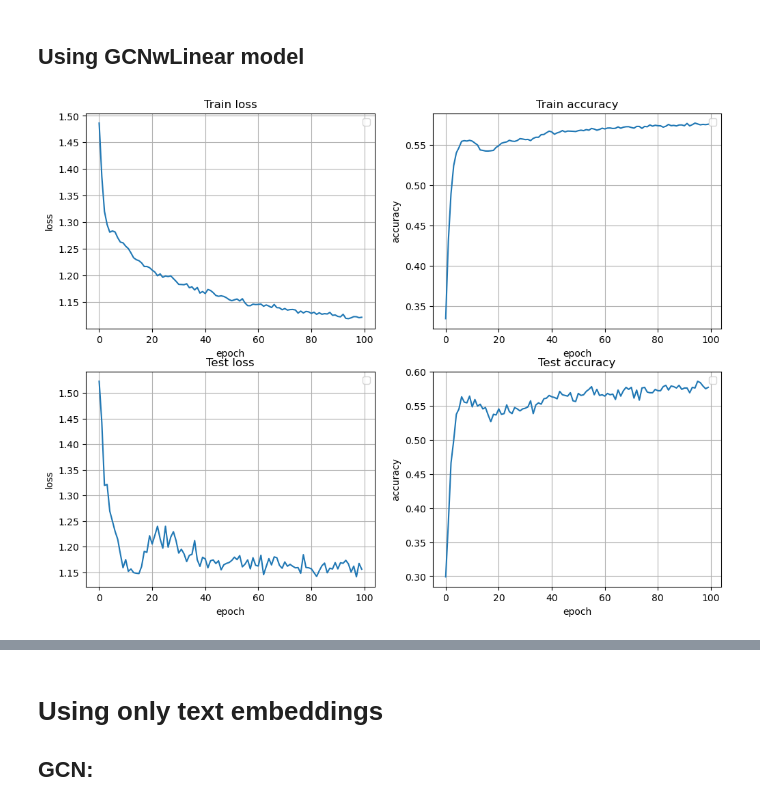
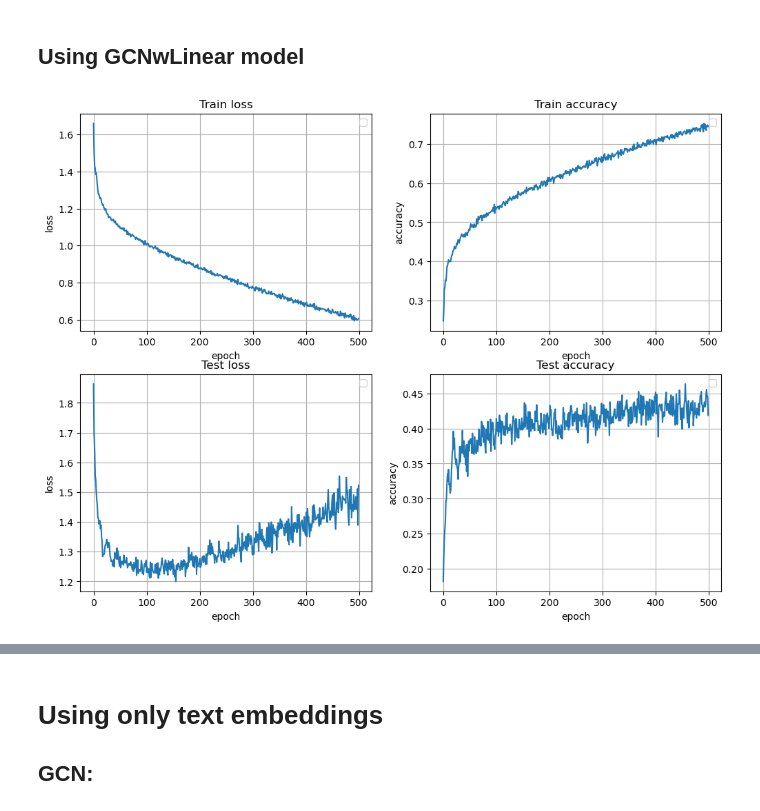
Before and after one commit to ArtemCh101/hse-sna-project, a Jupyter notebook: notebooks/gat.ipynb, the cells around one changed output, grey strips where cells are left out. Cells and saved outputs as stored; diff of their text form; code cells hidden in the pictures.

```diff
--- a/notebooks/gat.ipynb
+++ b/notebooks/gat.ipynb
@@ -197,7 +207,9 @@ base_gcn = GCN(
     add_bn=True
 )
 # %%
-from torch.nn.functional import cross_entropy
+from torch.nn import CrossEntropyLoss
 
-fit(G, 'random_embs', base_gcn, cross_entropy, 100)
+cross_entropy = CrossEntropyLoss(weight=weights)
+
+fit(G, 'random_embs', base_gcn, cross_entropy, n_epochs)
 # %% [output]
@@ -222,7 +234,7 @@ prepare_random_embeddings(G, emb_size)
 # %%
 from GraphSAGE import GraphSAGE
 
-graphsage_model = GraphSAGE(in_feats=G.ndata['random_embs'].shape[1], h_feats=256, n_classes=n_classes)
+graphsage_model = GraphSAGE(in_feats=G.ndata['random_embs'].shape[1], h_feats=hidden_dim, n_classes=n_classes)
 # %%
-fit(G, 'random_embs', graphsage_model, cross_entropy, 100)
+fit(G, 'random_embs', graphsage_model, cross_entropy, n_epochs)
 # %% [output]
@@ -249,15 +261,15 @@ from GCNwLinear import GCNwLinear
 
 gcnwlinear = GCNwLinear(
     in_feats=G.ndata['random_embs'].shape[1],
-    h_feats=256,
+    h_feats=hidden_dim,
     num_classes=n_classes,
-    num_layers=3,
+    num_layers=n_layers,
     dropout=0.5,
 )
 # %%
-fit(G, 'random_embs', gcnwlinear, cross_entropy, 100)
+fit(G, 'random_embs', gcnwlinear, cross_entropy, n_epochs)
 # %% [output]
-[figure, old version]
+[figure, new version]
 # %%
 evaluate(gcnwlinear, 'random_embs')
 # %% [output]
```
Also changed, not shown: parts of 30 cells of this notebook.
